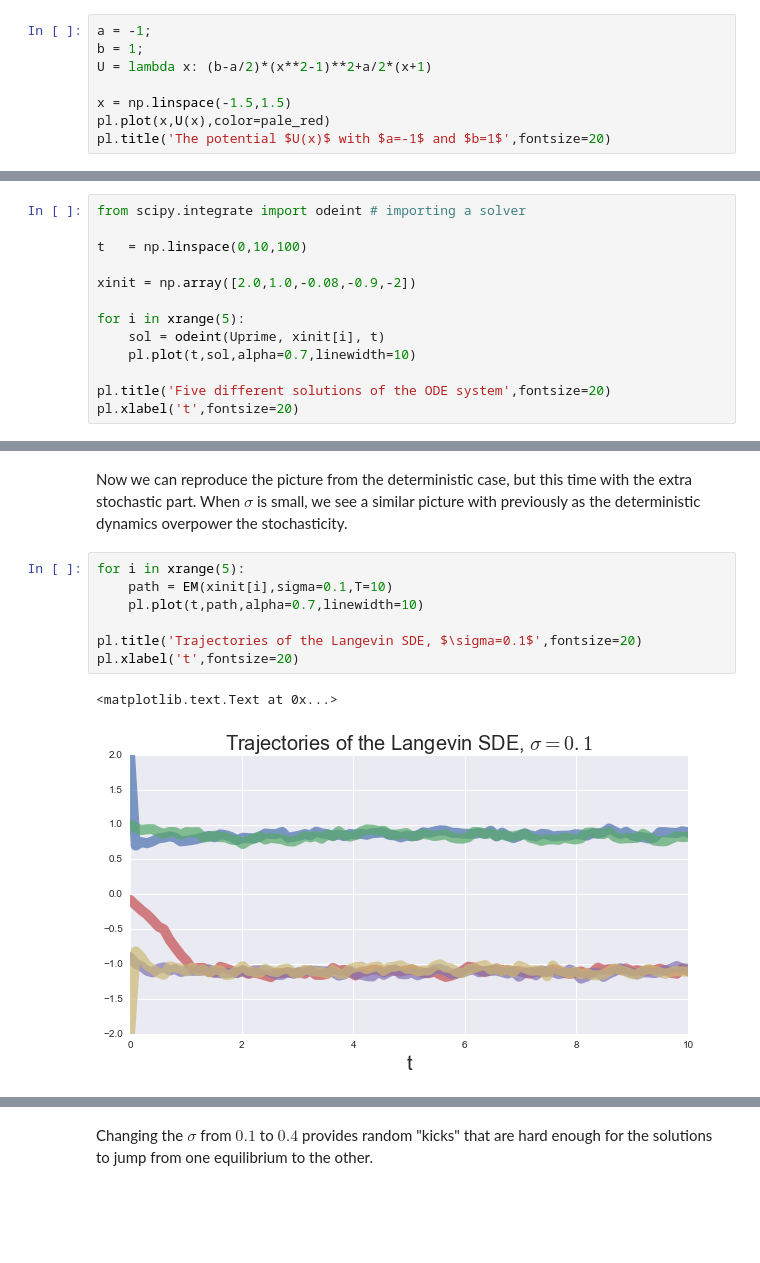
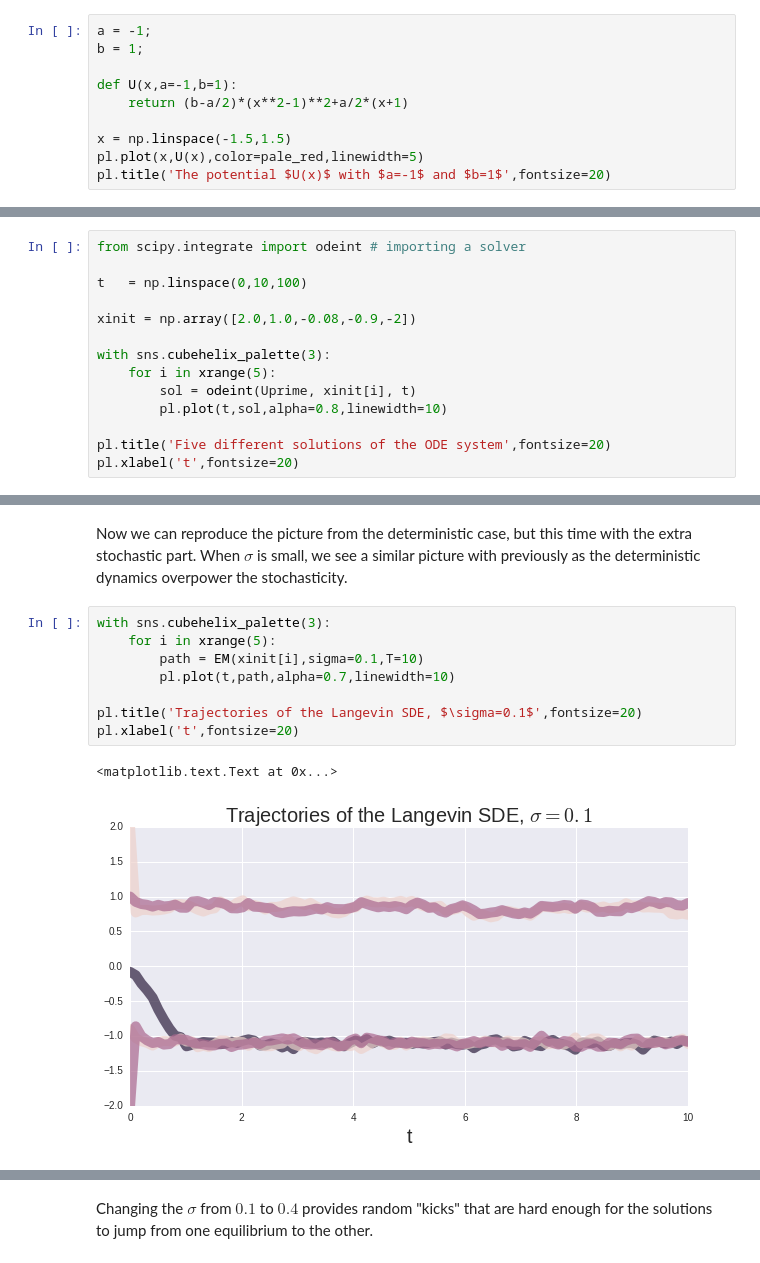
Before and after one commit to kgourgou/stoch-algo-variational-inference, a Jupyter notebook: ipython_notebooks/langevin.ipynb, the cells around one changed output, grey strips where cells are left out. Saved outputs shown, nothing was run; the diff lists cells and outputs as text; blank space fills up the shorter version.

```diff
--- a/ipython_notebooks/langevin.ipynb
+++ b/ipython_notebooks/langevin.ipynb
@@ -33,10 +33,12 @@ This is a double-well potential, as can be seen in the following plot.
 # %%
 a = -1;
 b = 1;
-U = lambda x: (b-a/2)*(x**2-1)**2+a/2*(x+1)
+
+def U(x,a=-1,b=1):
+    return (b-a/2)*(x**2-1)**2+a/2*(x+1)
 
 x = np.linspace(-1.5,1.5)
-pl.plot(x,U(x),color=pale_red)
+pl.plot(x,U(x),color=pale_red,linewidth=5)
 pl.title('The potential $U(x)$ with $a=-1$ and $b=1$',fontsize=20)
 # %% [output]
 <matplotlib.text.Text at 0x...>
@@ -72,9 +74,10 @@ t   = np.linspace(0,10,100)
 
 xinit = np.array([2.0,1.0,-0.08,-0.9,-2])
 
-for i in xrange(5):
-    sol = odeint(Uprime, xinit[i], t)
-    pl.plot(t,sol,alpha=0.7,linewidth=10)
+with sns.cubehelix_palette(3):
+    for i in xrange(5):
+        sol = odeint(Uprime, xinit[i], t)
+        pl.plot(t,sol,alpha=0.8,linewidth=10)
 
 pl.title('Five different solutions of the ODE system',fontsize=20)
 pl.xlabel('t',fontsize=20)
@@ -122,13 +125,14 @@ def EM(xinit,sigma,T,Dt=0.1,a=-1,b=1):
 # %% [markdown]
 Now we can reproduce the picture from the deterministic case, but this time with the extra stochastic part. When $\sigma$ is small, we see a similar picture with previously as the deterministic dynamics overpower the stochasticity.
 # %%
-for i in xrange(5):
-    path = EM(xinit[i],sigma=0.1,T=10)
-    pl.plot(t,path,alpha=0.7,linewidth=10)
+with sns.cubehelix_palette(3):
+    for i in xrange(5):
+        path = EM(xinit[i],sigma=0.1,T=10)
+        pl.plot(t,path,alpha=0.7,linewidth=10)
 
 pl.title('Trajectories of the Langevin SDE, $\sigma=0.1$',fontsize=20)
 pl.xlabel('t',fontsize=20)
 # %% [output]
 <matplotlib.text.Text at 0x...>
-[figure, old version]
+[figure, new version]
 # %%
```
Also changed, not shown: parts of 11 cells of this notebook.
